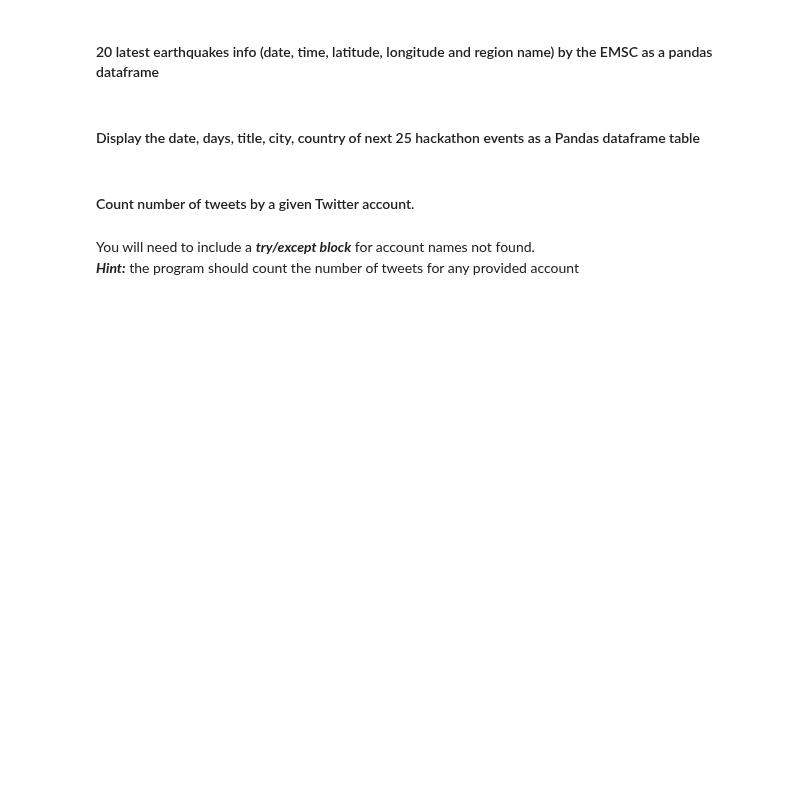
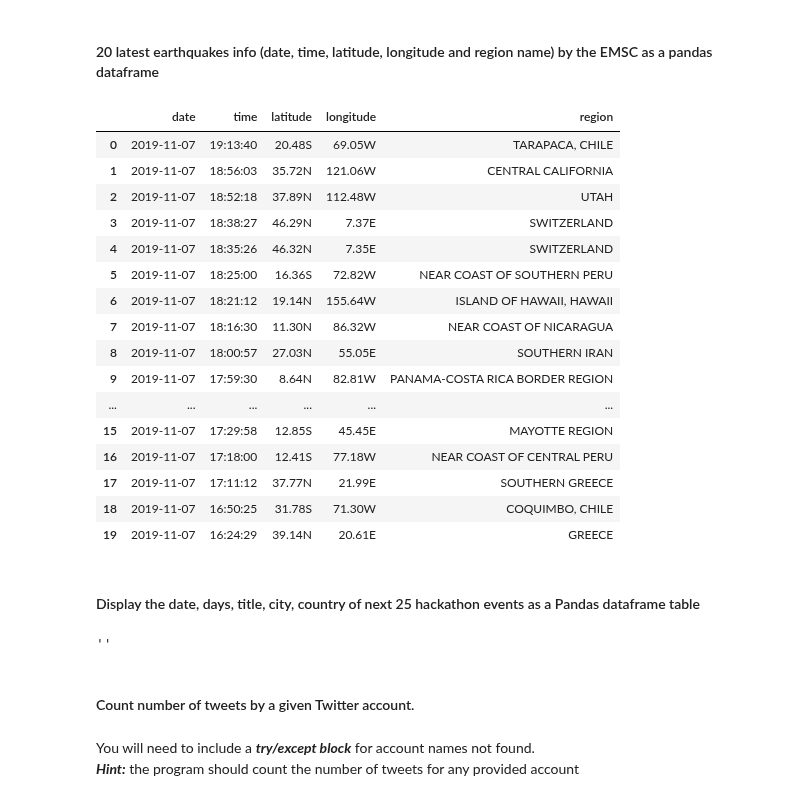
Before and after one commit to ironhack-datalabs/datamad1019, a Jupyter notebook: module-1/lab-web-scraping/your-code/main.ipynb, the cells around one changed output. Saved outputs shown, nothing was run; the diff lists cells and outputs as text; code cells hidden in the pictures; blank space fills up the shorter version.

```diff
--- a/module-1/lab-web-scraping/your-code/main.ipynb
+++ b/module-1/lab-web-scraping/your-code/main.ipynb
@@ -219,3 +263,45 @@ url = 'https://www.emsc-csem.org/Earthquake/'
+# %%
+#your code
+res = requests.get(url)
+html=res.text
+soup=BeautifulSoup(html)
+soup
+df=pd.DataFrame(columns=['date','time','latitude','longitude','region'])
+filas=soup.select('#tbody tr:nth-child(-n+20)')
+for terr in filas:
+    celdas=terr.find_all('td')
+    paldf={
+        'date': celdas[3].find('a').text.strip().split('\xa0\xa0\xa0')[0],
+        'time': celdas[3].find('a').text.strip().split('\xa0\xa0\xa0')[1][:-2],
+        'latitude': celdas[4].text.strip()+celdas[5].text.strip(),
+        'longitude': celdas[6].text.strip()+celdas[7].text.strip(),
+        'region': celdas[11].text.strip()
+    }
+    df1=pd.DataFrame([paldf])
+    df=df.append(df1)
+
+
+df=df.reset_index()
+df=df.drop(columns=['index'])
+df
+# %% [output]
+|  | date | time | latitude | longitude | region |
+| 0 | 2019-11-07 | 19:13:40 | 20.48S | 69.05W | TARAPACA, CHILE |
+| 1 | 2019-11-07 | 18:56:03 | 35.72N | 121.06W | CENTRAL CALIFORNIA |
+| 2 | 2019-11-07 | 18:52:18 | 37.89N | 112.48W | UTAH |
+| 3 | 2019-11-07 | 18:38:27 | 46.29N | 7.37E | SWITZERLAND |
+| 4 | 2019-11-07 | 18:35:26 | 46.32N | 7.35E | SWITZERLAND |
+| 5 | 2019-11-07 | 18:25:00 | 16.36S | 72.82W | NEAR COAST OF SOUTHERN PERU |
+| 6 | 2019-11-07 | 18:21:12 | 19.14N | 155.64W | ISLAND OF HAWAII, HAWAII |
+| 7 | 2019-11-07 | 18:16:30 | 11.30N | 86.32W | NEAR COAST OF NICARAGUA |
+| 8 | 2019-11-07 | 18:00:57 | 27.03N | 55.05E | SOUTHERN IRAN |
+| 9 | 2019-11-07 | 17:59:30 | 8.64N | 82.81W | PANAMA-COSTA RICA BORDER REGION |
+| ... | ... | ... | ... | ... | ... |
+| 15 | 2019-11-07 | 17:29:58 | 12.85S | 45.45E | MAYOTTE REGION |
+| 16 | 2019-11-07 | 17:18:00 | 12.41S | 77.18W | NEAR COAST OF CENTRAL PERU |
+| 17 | 2019-11-07 | 17:11:12 | 37.77N | 21.99E | SOUTHERN GREECE |
+| 18 | 2019-11-07 | 16:50:25 | 31.78S | 71.30W | COQUIMBO, CHILE |
+| 19 | 2019-11-07 | 16:24:29 | 39.14N | 20.61E | GREECE |
 # %% [markdown]
 #### Display the date, days, title, city, country of next 25 hackathon events as a Pandas dataframe table
 # %%
@@ -226,3 +310,14 @@ url ='https://hackevents.co/hackathons'
+# %%
+#your code
+res = requests.get(url)
+html=res.text
+soup=BeautifulSoup(html)
+lol7=soup.select('.card-title')[0].text.strip()
+lol8=soup.select('.card-text i')[0].text
+lol8
+#ya me han comunicado que no hay forma humana de sacar esta info
+# %% [output]
+''
 # %% [markdown]
 #### Count number of tweets by a given Twitter account.
 # %% [markdown]
```
Also changed, not shown: parts of 22 cells of this notebook.
